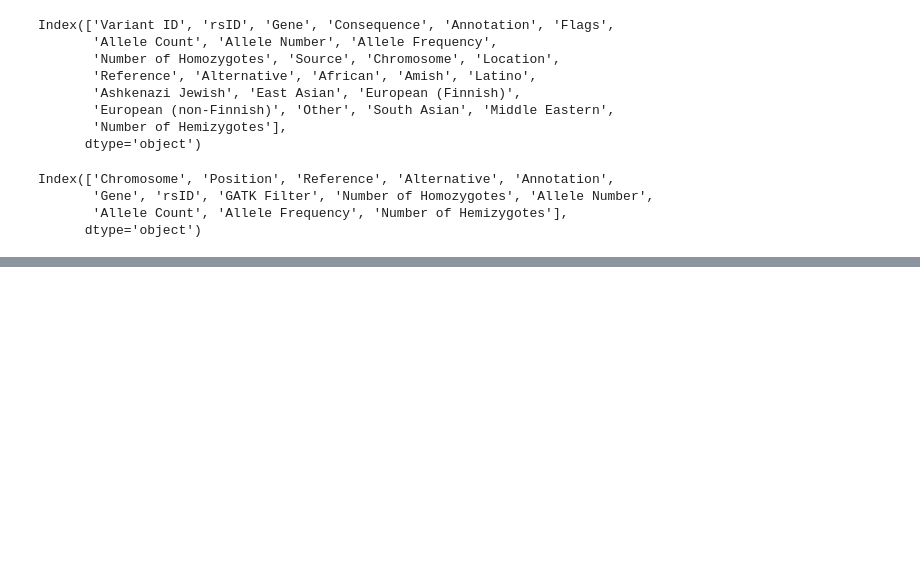
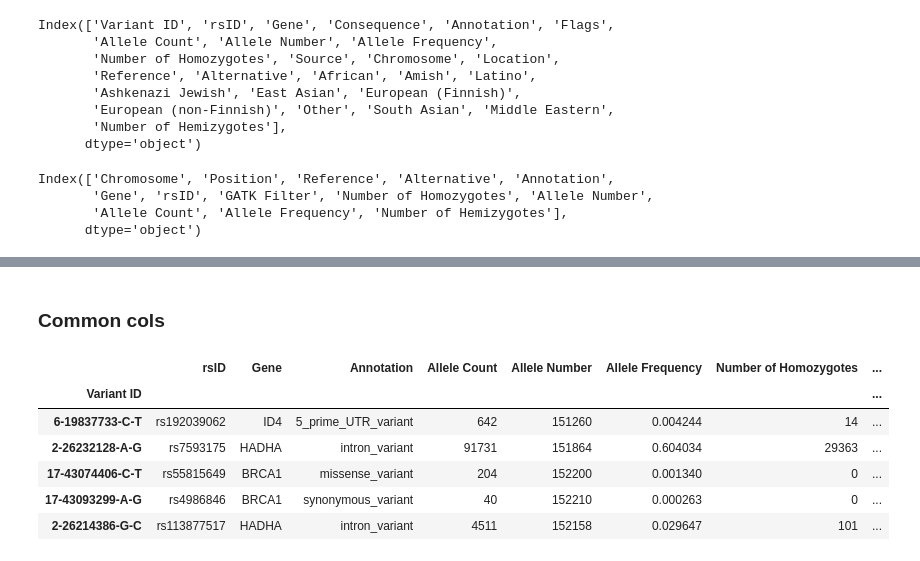
Before and after one commit to bioinfo-hcpa/biovars, a Jupyter notebook: notebooks/integration.ipynb, the cells around one changed output, grey strips where cells are left out. Cells and saved outputs as stored; diff of their text form; code cells hidden in the pictures; blank space fills up the shorter version.

```diff
--- a/notebooks/integration.ipynb
+++ b/notebooks/integration.ipynb
@@ -321,0 +387,21 @@ integrated
+# %%
+head_common = g38.loc[same_indexes].head().index
+
+a38 = a38.rename(columns={'Position': 'Location'})
+cols = list(integrated.loc[head_common].columns[0:13])
+
+# Remove cols absent in abraom sarches
+cols.remove('Consequence')
+cols.remove('Source')
+# %% [markdown]
+### Common cols
+# %%
+g38.loc[head_common, cols]
+# %% [output]
+|  | rsID | Gene | Annotation | Allele Count | Allele Number | Allele Frequency | Number of Homozygotes | ... |
+| Variant ID |  |  |  |  |  |  |  | ... |
+| 6-19837733-C-T | rs192039062 | ID4 | 5_prime_UTR_variant | 642 | 151260 | 0.004244 | 14 | ... |
+| 2-26232128-A-G | rs7593175 | HADHA | intron_variant | 91731 | 151864 | 0.604034 | 29363 | ... |
+| 17-43074406-C-T | rs55815649 | BRCA1 | missense_variant | 204 | 152200 | 0.001340 | 0 | ... |
+| 17-43093299-A-G | rs4986846 | BRCA1 | synonymous_variant | 40 | 152210 | 0.000263 | 0 | ... |
+| 2-26214386-G-C | rs113877517 | HADHA | intron_variant | 4511 | 152158 | 0.029647 | 101 | ... |
```
Also changed, not shown: parts of 26 cells of this notebook.
